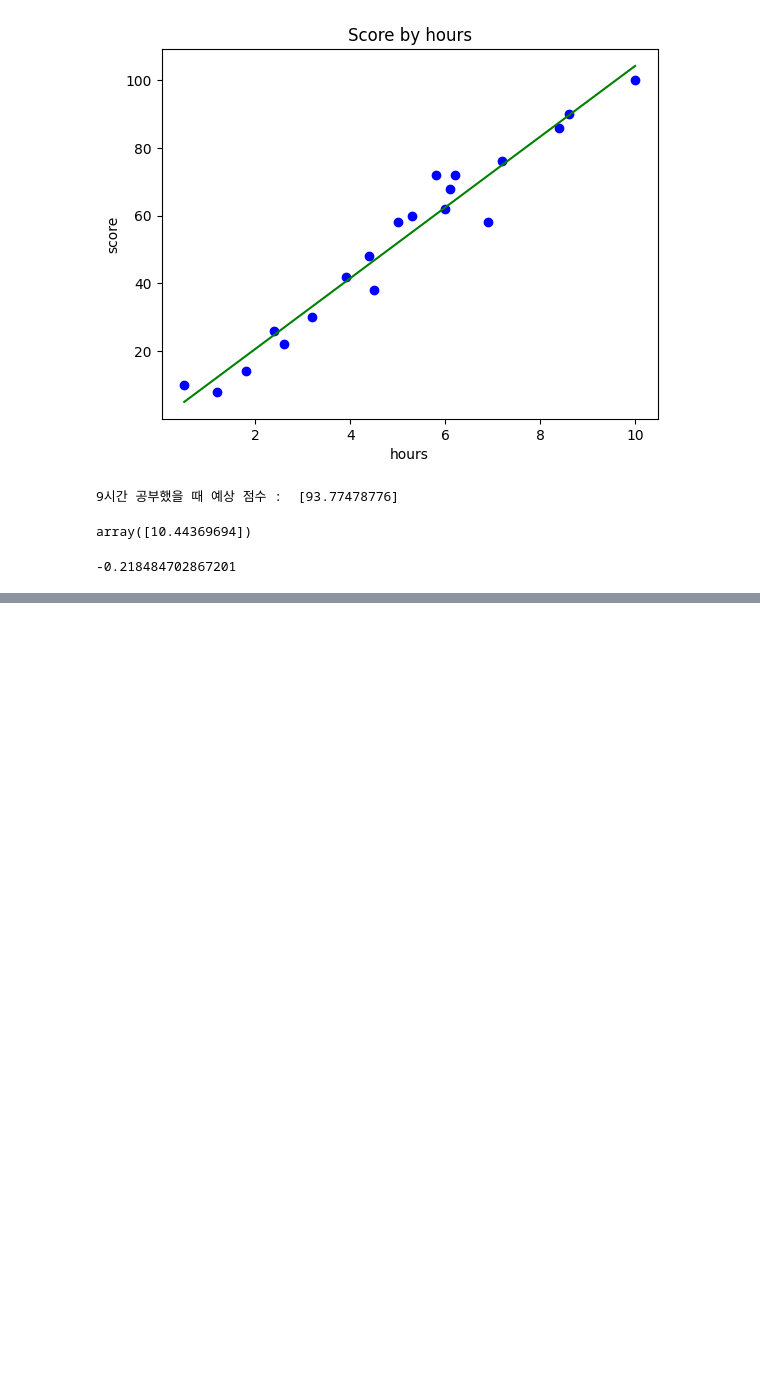
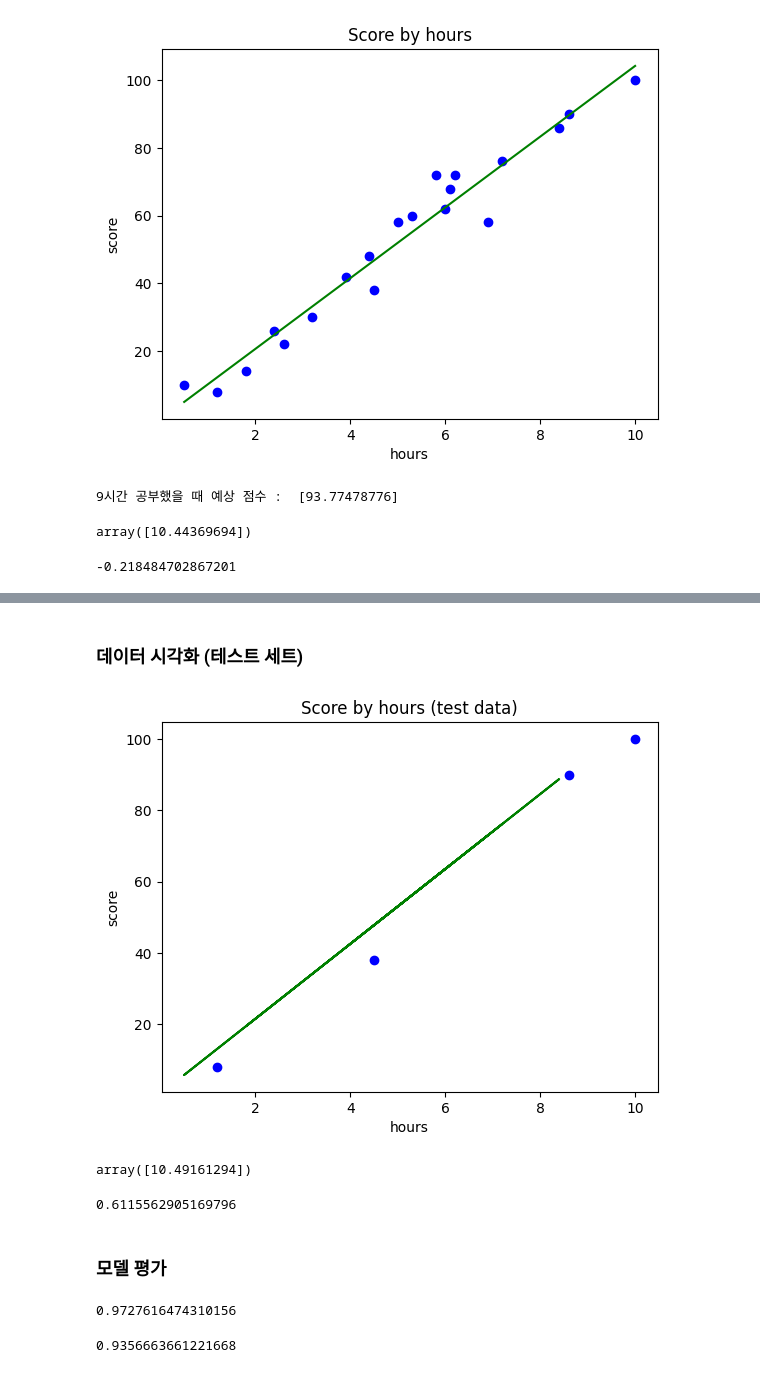
Before and after one commit to oneash98/PythonMLWorkspace, a Jupyter notebook: ScikitLearn/01. Linear Regression.ipynb, the cells around one changed output, grey strips where cells are left out. Saved outputs shown, nothing was run; the diff lists cells and outputs as text; code cells hidden in the pictures; blank space fills up the shorter version.

```diff
--- a/ScikitLearn/01. Linear Regression.ipynb
+++ b/ScikitLearn/01. Linear Regression.ipynb
@@ -76,0 +191,29 @@ reg.intercept_ # y 절편 (b)
+# %% [markdown]
+### 데이터 시각화 (테스트 세트)
+# %%
+plt.scatter(X_test, y_test, c='blue') # 산점도
+plt.plot(X_train, reg.predict(X_train), c='green') # 선 그래프
+plt.title("Score by hours (test data)") # 제목
+plt.xlabel('hours') # X 축 이름
+plt.ylabel('score') # y 축 이름
+plt.show()
+# %% [output]
+[figure, added]
+# %%
+reg.coef_
+# %% [output]
+array([10.49161294])
+# %%
+reg.intercept_
+# %% [output]
+0.6115562905169796
+# %% [markdown]
+### 모델 평가
+# %%
+reg.score(X_test, y_test) # 테스트 세트를 통한 모델 평가
+# %% [output]
+0.9727616474310156
+# %%
+reg.score(X_train, y_train) # 훈련 세트를 통한 모델 평가
+# %% [output]
+0.9356663661221668
```
Also changed, not shown: parts of 16 cells of this notebook.
